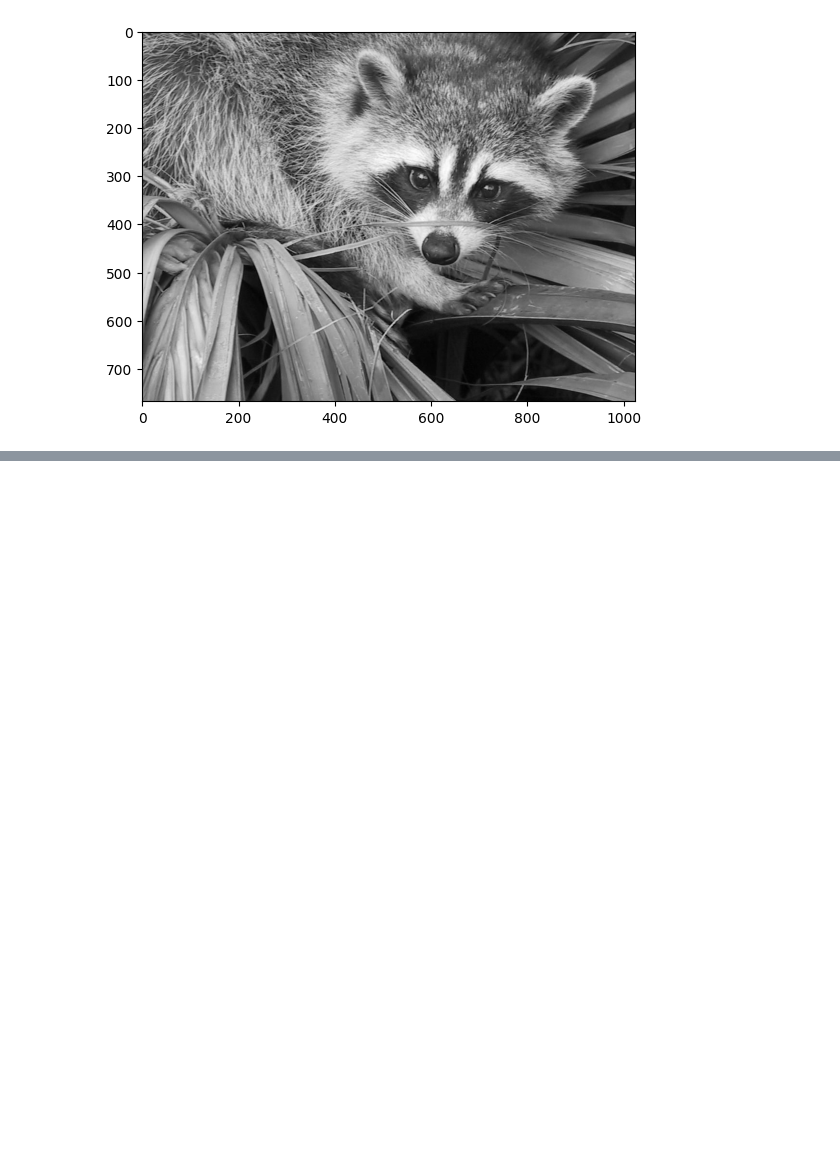
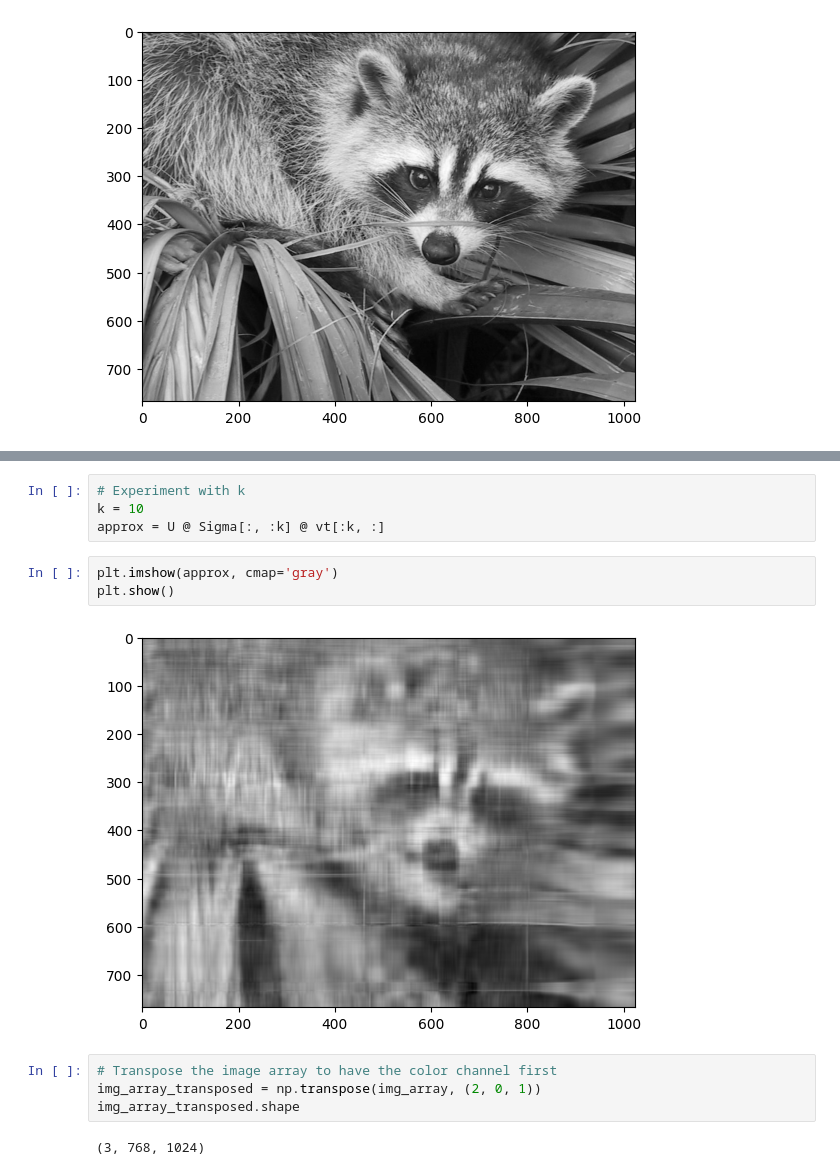
Before and after one commit to PaulGOMA/Learning, a Jupyter notebook: Numpy/Linear_algebra_n_dimensional_arrays/main.ipynb, the cells around one changed output, grey strips where cells are left out. Cells and saved outputs as stored; diff of their text form; blank space fills up the shorter version.

```diff
--- a/Numpy/Linear_algebra_n_dimensional_arrays/main.ipynb
+++ b/Numpy/Linear_algebra_n_dimensional_arrays/main.ipynb
@@ -74,0 +107,15 @@ plt.show()
+# %%
+# Experiment with k
+k = 10
+approx = U @ Sigma[:, :k] @ vt[:k, :]
+# %%
+plt.imshow(approx, cmap='gray')
+plt.show()
+# %% [output]
+[figure, added]
+# %%
+# Transpose the image array to have the color channel first
+img_array_transposed = np.transpose(img_array, (2, 0, 1))
+img_array_transposed.shape
+# %% [output]
+(3, 768, 1024)
```
Also changed, not shown: parts of 13 cells of this notebook.
